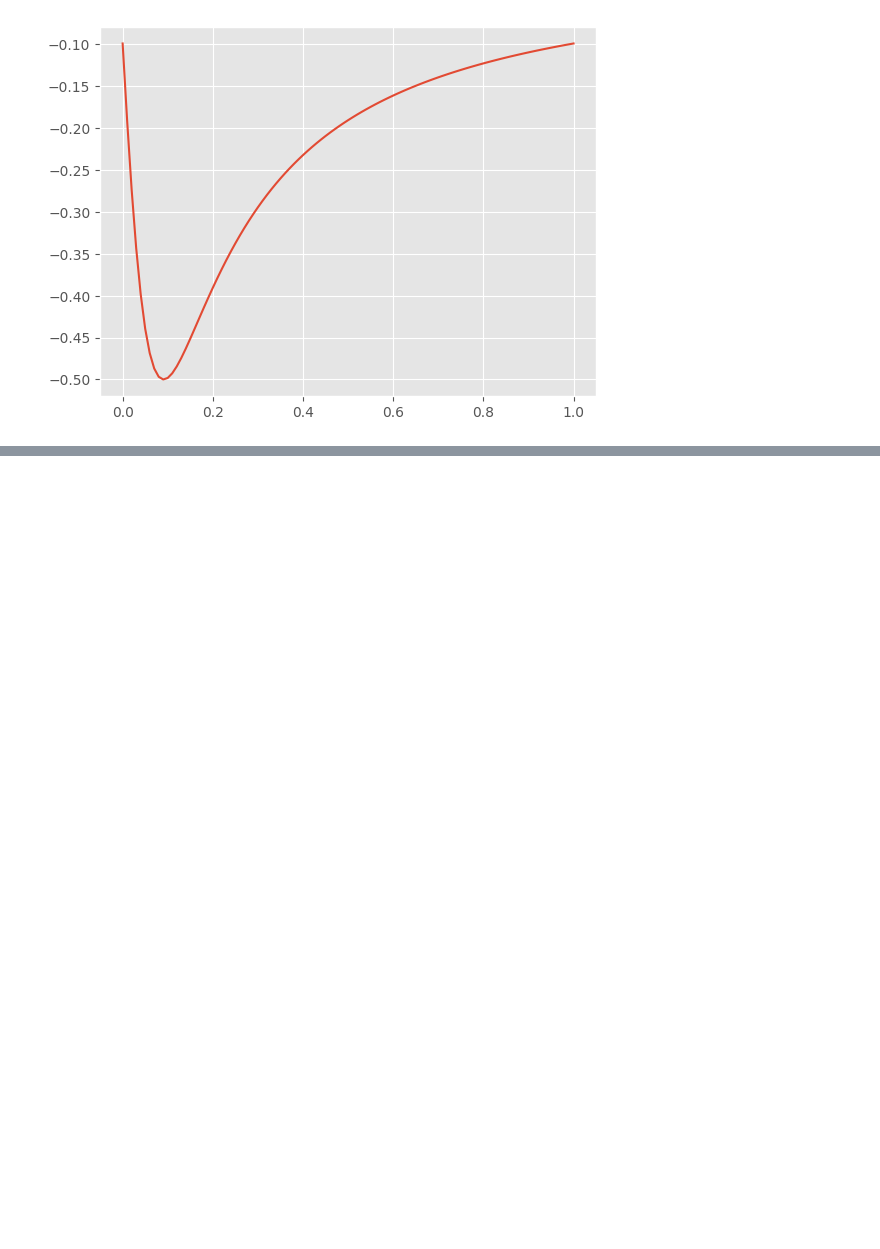
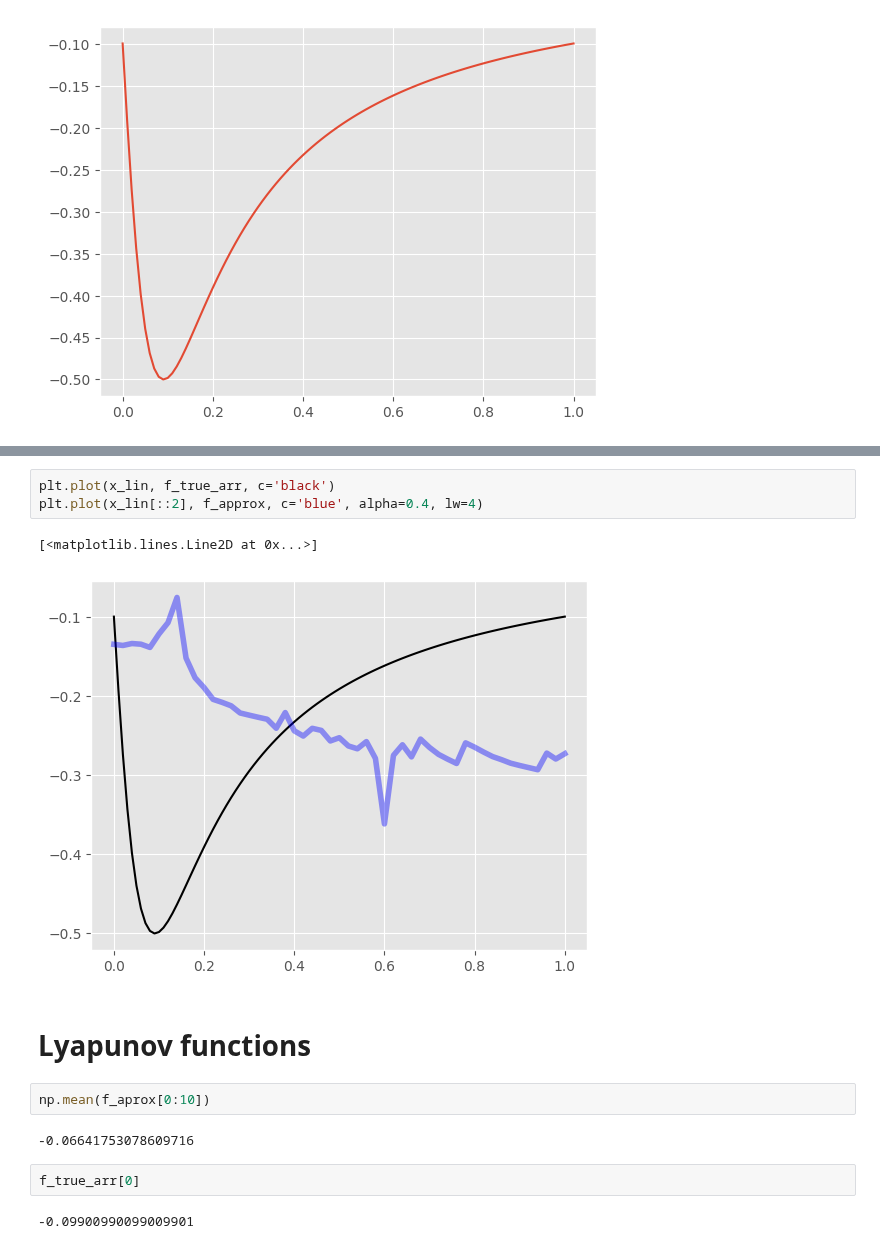
Before and after one commit to MalachiteWind/stable_node_control, a Jupyter notebook: notebooks/featurize/learn_f_techniques.ipynb, the cells around one changed output, grey strips where cells are left out. Drawn from its saved outputs; the diff is of its cells as text; blank space fills up the shorter version.

```diff
--- a/notebooks/featurize/learn_f_techniques.ipynb
+++ b/notebooks/featurize/learn_f_techniques.ipynb
@@ -281,0 +325,16 @@ plt.plot(x_lin, f_true_arr)
+# %%
+plt.plot(x_lin, f_true_arr, c='black')
+plt.plot(x_lin[::2], f_approx, c='blue', alpha=0.4, lw=4)
+# %% [output]
+[<matplotlib.lines.Line2D at 0x...>]
+[figure, added]
+# %% [markdown]
+# Lyapunov functions
+# %%
+np.mean(f_aprox[0:10])
+# %% [output]
+-0.06641753078609716
+# %%
+f_true_arr[0]
+# %% [output]
+-0.09900990099009901
```
Also changed, not shown: parts of 7 cells of this notebook, 1 other file.
